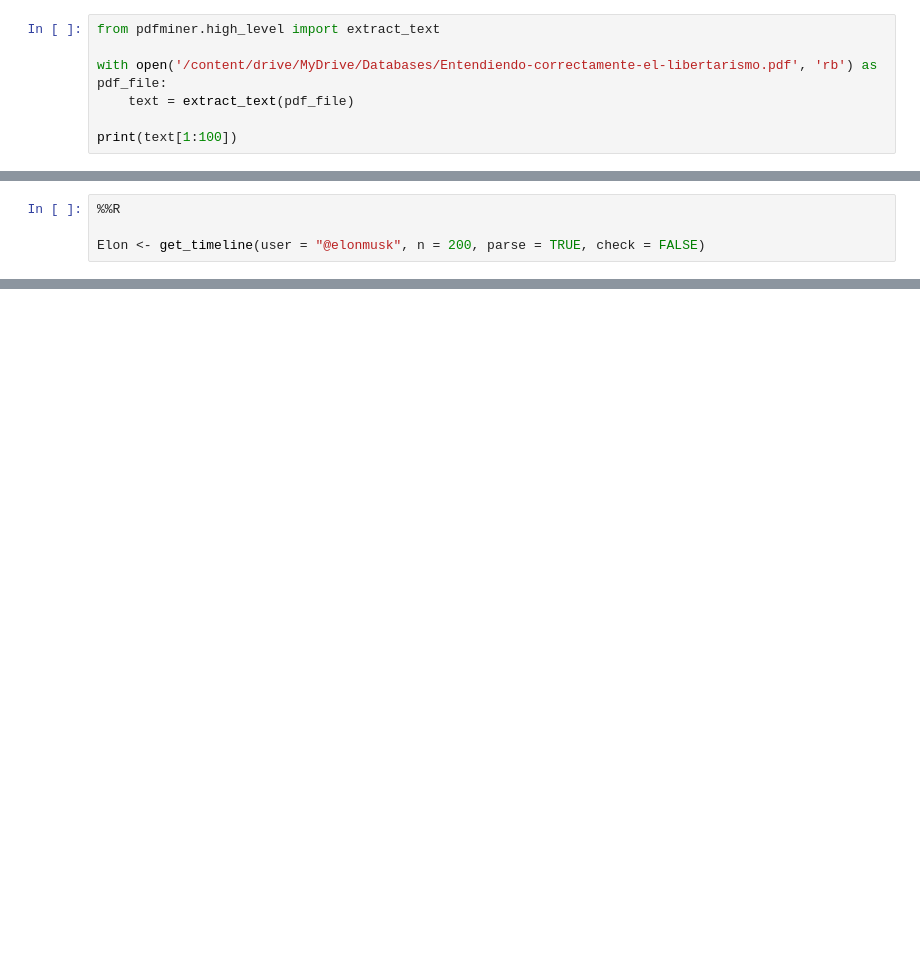
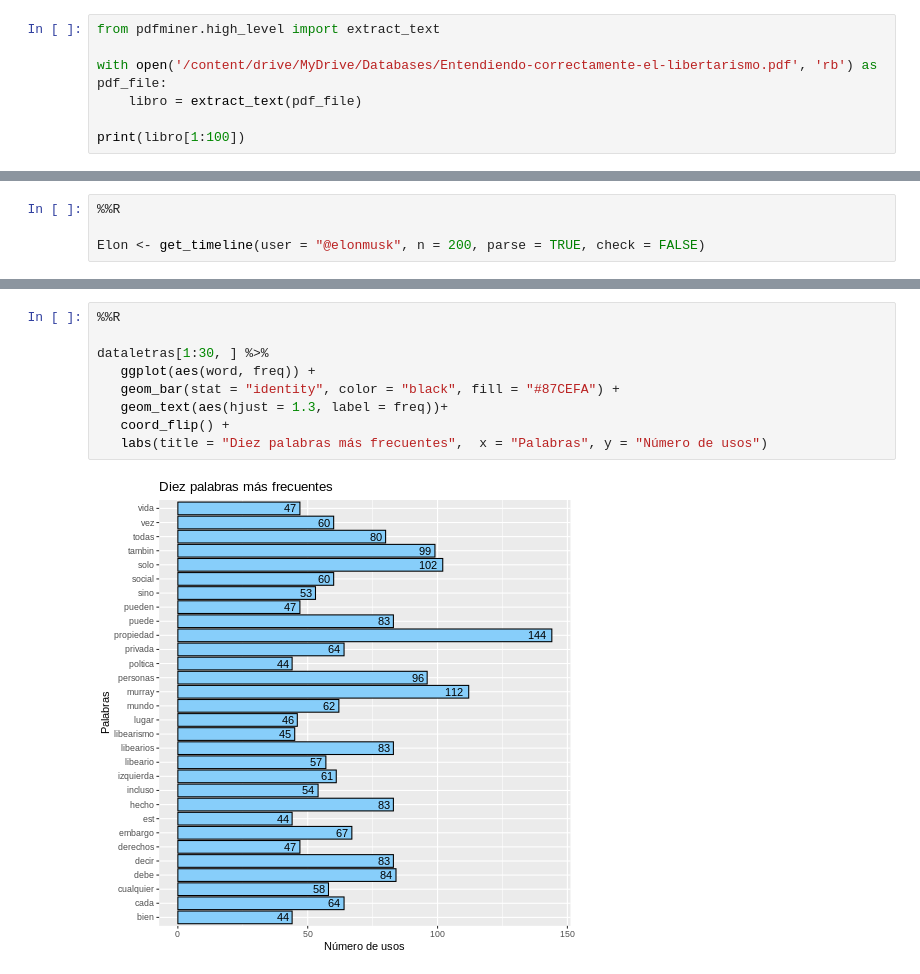
Before and after one commit to ALRIER/BigD_KonradLorenz, a Jupyter notebook: Regex&TextAnalysis.ipynb, the cells around one changed output, grey strips where cells are left out. Cells and saved outputs as stored; diff of their text form; blank space fills up the shorter version.

```diff
--- a/Regex&TextAnalysis.ipynb
+++ b/Regex&TextAnalysis.ipynb
@@ -290,9 +319,9 @@ Mounted at /content/drive
 from pdfminer.high_level import extract_text
 
 with open('/content/drive/MyDrive/Databases/Entendiendo-correctamente-el-libertarismo.pdf', 'rb') as pdf_file:
-    text = extract_text(pdf_file)
+    libro = extract_text(pdf_file)
 
-print(text[1:100])
+print(libro[1:100])
 # %% [output]
 ntendiendo
 correctamente el
@@ -435,0 +764,11 @@ print(tweet_df.head())
+# %%
+%%R
+
+dataletras[1:30, ] %>%
+   ggplot(aes(word, freq)) +
+   geom_bar(stat = "identity", color = "black", fill = "#87CEFA") +
+   geom_text(aes(hjust = 1.3, label = freq))+
+   coord_flip() +
+   labs(title = "Diez palabras más frecuentes",  x = "Palabras", y = "Número de usos")
+# %% [output]
+[figure, added]
```
Also changed, not shown: parts of 56 cells of this notebook.
